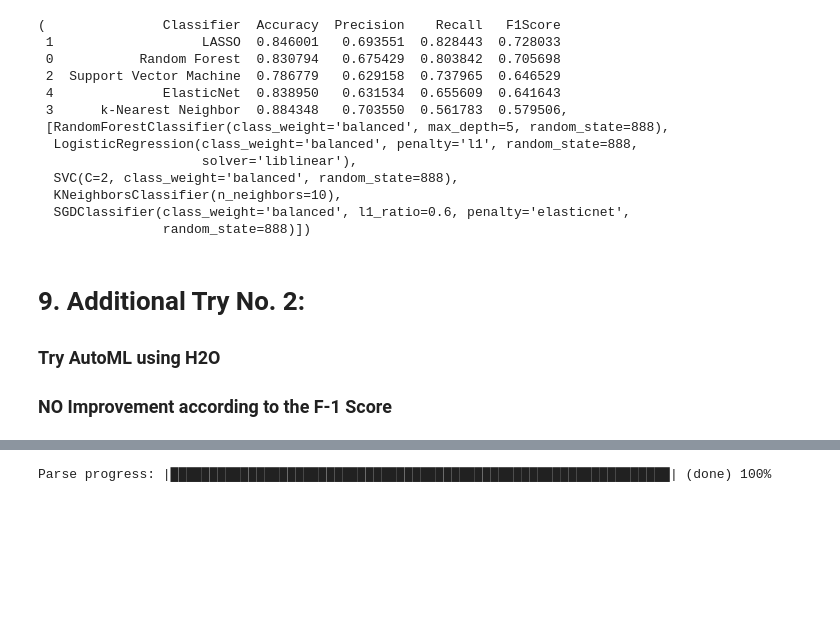
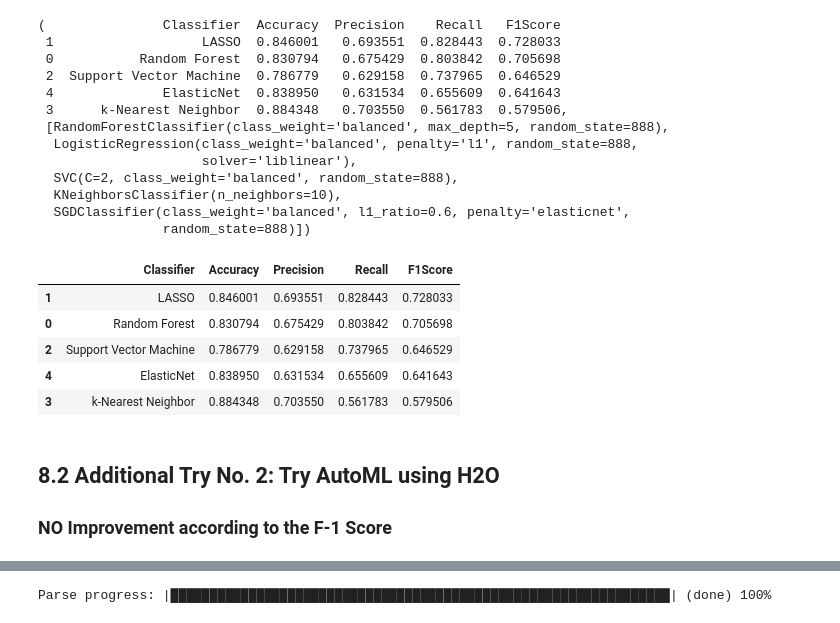
Before and after one commit to jwixis/ixisiv, a Jupyter notebook: bank_3.ipynb, the cells around one changed output, grey strips where cells are left out. Saved outputs shown, nothing was run; the diff lists cells and outputs as text; code cells hidden in the pictures; blank space fills up the shorter version.

```diff
--- a/bank_3.ipynb
+++ b/bank_3.ipynb
@@ -544,9 +621,17 @@ weighted avg       0.85      0.84      0.85     36169
   KNeighborsClassifier(n_neighbors=10),
   SGDClassifier(class_weight='balanced', l1_ratio=0.6, penalty='elasticnet',
                 random_state=888)])
+# %%
+df_compare_rfe_res[0]
+# %% [output]
+|  | Classifier | Accuracy | Precision | Recall | F1Score |
+| 1 | LASSO | 0.846001 | 0.693551 | 0.828443 | 0.728033 |
+| 0 | Random Forest | 0.830794 | 0.675429 | 0.803842 | 0.705698 |
+| 2 | Support Vector Machine | 0.786779 | 0.629158 | 0.737965 | 0.646529 |
+| 4 | ElasticNet | 0.838950 | 0.631534 | 0.655609 | 0.641643 |
+| 3 | k-Nearest Neighbor | 0.884348 | 0.703550 | 0.561783 | 0.579506 |
 # %% [markdown]
-# 9. Additional Try No. 2:
-### Try AutoML using H2O
+## 8.2 Additional Try No. 2: Try AutoML using H2O
 ### NO Improvement according to the F-1 Score
 # %%
 import h2o
```
Also changed, not shown: parts of 14 cells of this notebook.
